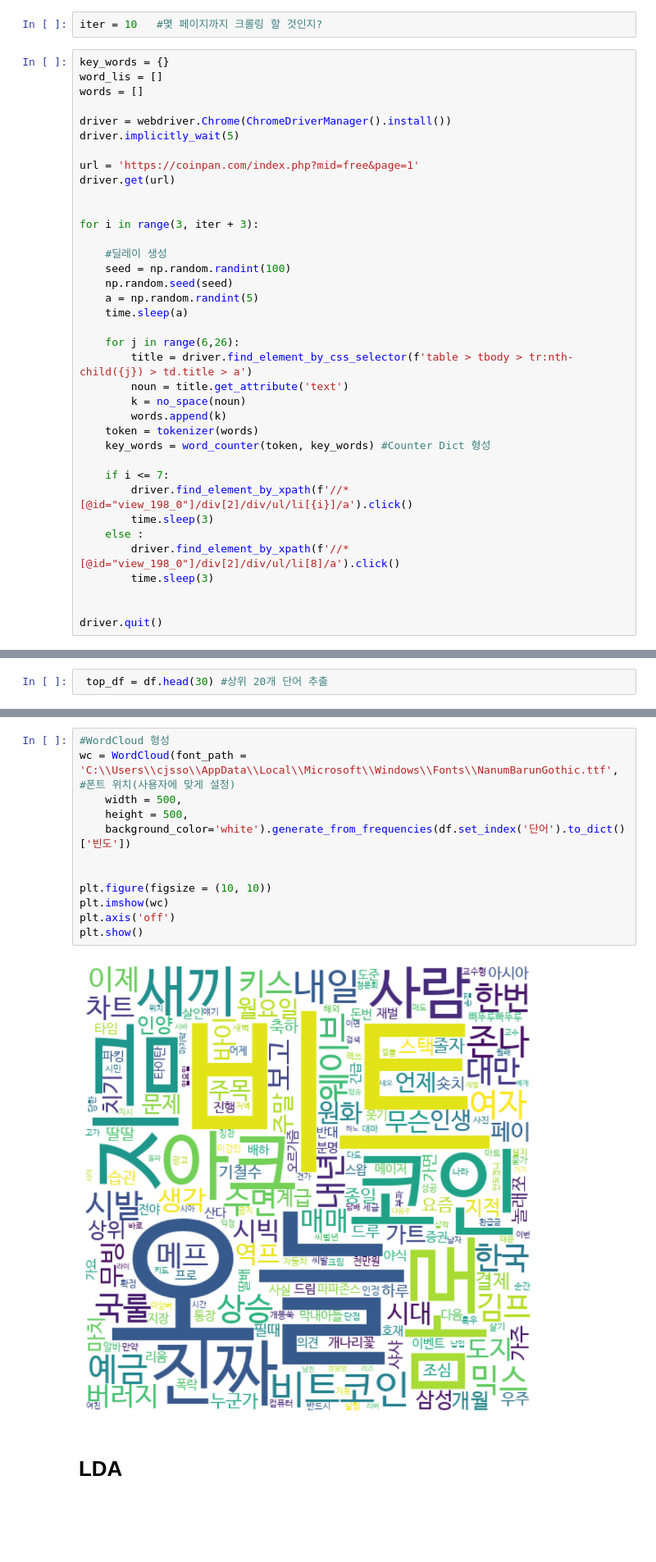
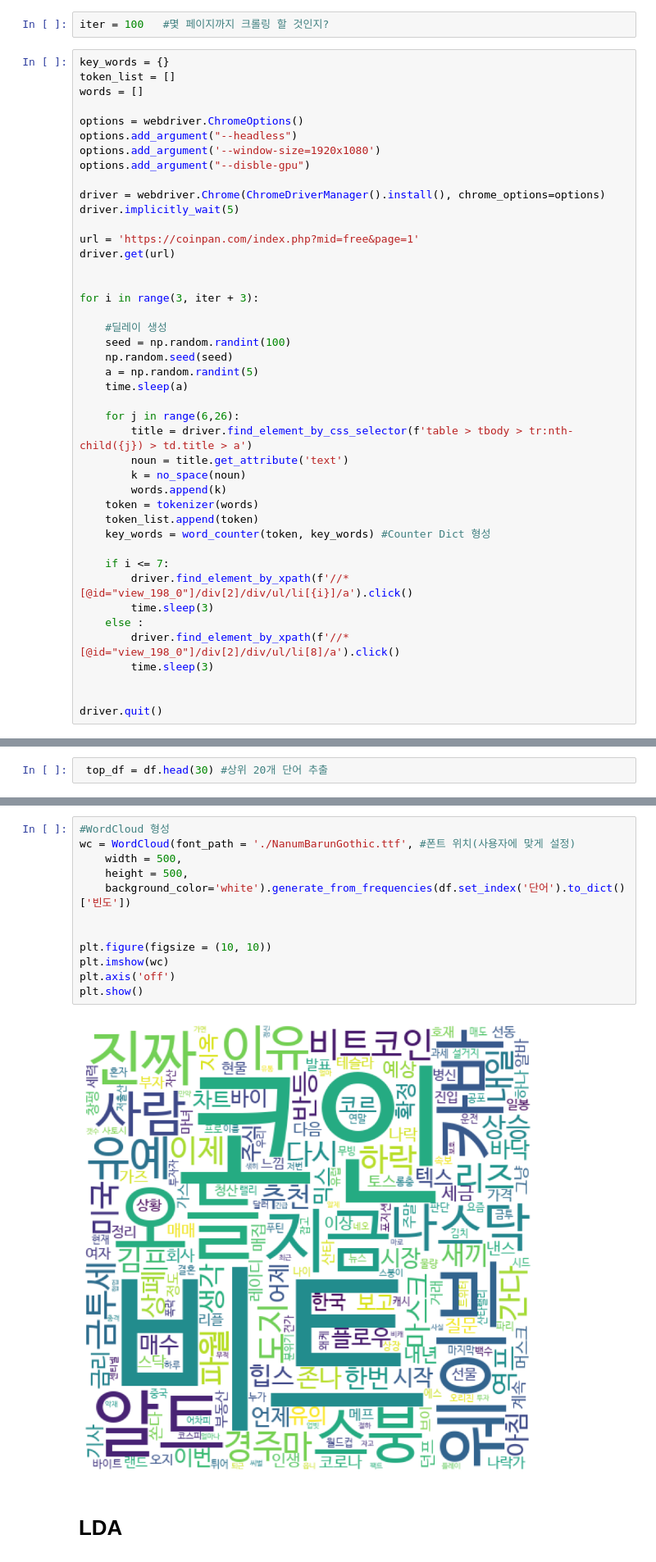
Before and after one commit to sorrychoe/coinpan-crawler, a Jupyter notebook: coinpan_crawler.ipynb, the cells around one changed output, grey strips where cells are left out. Shown: that part at 82% size. Cells and saved outputs as stored; diff of their text form; blank space fills up the shorter version.

```diff
--- a/coinpan_crawler.ipynb
+++ b/coinpan_crawler.ipynb
@@ -65,13 +65,18 @@ def counter_to_DataFrame(key_words):
 ## 크롤링 프로그램
 하단의 프로그램을 통해 코인판의 내용을 크롤링 할 수 있습니다
 # %%
-iter = 10   #몇 페이지까지 크롤링 할 것인지?
+iter = 100   #몇 페이지까지 크롤링 할 것인지?
 # %%
 key_words = {}
-word_lis = []
+token_list = []
 words = []
 
-driver = webdriver.Chrome(ChromeDriverManager().install())
+options = webdriver.ChromeOptions()
+options.add_argument("--headless")
+options.add_argument('--window-size=1920x1080')
+options.add_argument("--disble-gpu")
+
+driver = webdriver.Chrome(ChromeDriverManager().install(), chrome_options=options)
 driver.implicitly_wait(5)
 
 url = 'https://coinpan.com/index.php?mid=free&page=1'
@@ -92,6 +97,7 @@ for i in range(3, iter + 3):
         k = no_space(noun)
         words.append(k)
     token = tokenizer(words)
+    token_list.append(token)
     key_words = word_counter(token, key_words) #Counter Dict 형성
 
     if i <= 7:
@@ -117,17 +123,17 @@ sns.barplot(data = top_df, x = '빈도', y = '단어')
 # %%
 #WordCloud 형성
-wc = WordCloud(font_path = 'C:\\Users\\cjsso\\AppData\\Local\\Microsoft\\Windows\\Fonts\\NanumBarunGothic.ttf', #폰트 위치(사용자에 맞게 설정)
+wc = WordCloud(font_path = './NanumBarunGothic.ttf', #폰트 위치(사용자에 맞게 설정)
     width = 500,
     height = 500,
     background_color='white').generate_from_frequencies(df.set_index('단어').to_dict()['빈도'])
 
 
 plt.figure(figsize = (10, 10))
 plt.imshow(wc)
 plt.axis('off')
 plt.show()
 # %% [output]
-[figure, old version]
+[figure, new version]
 # %% [markdown]
 # LDA
 # %%
```
Also changed, not shown: parts of 2 cells of this notebook, 2 other files.
